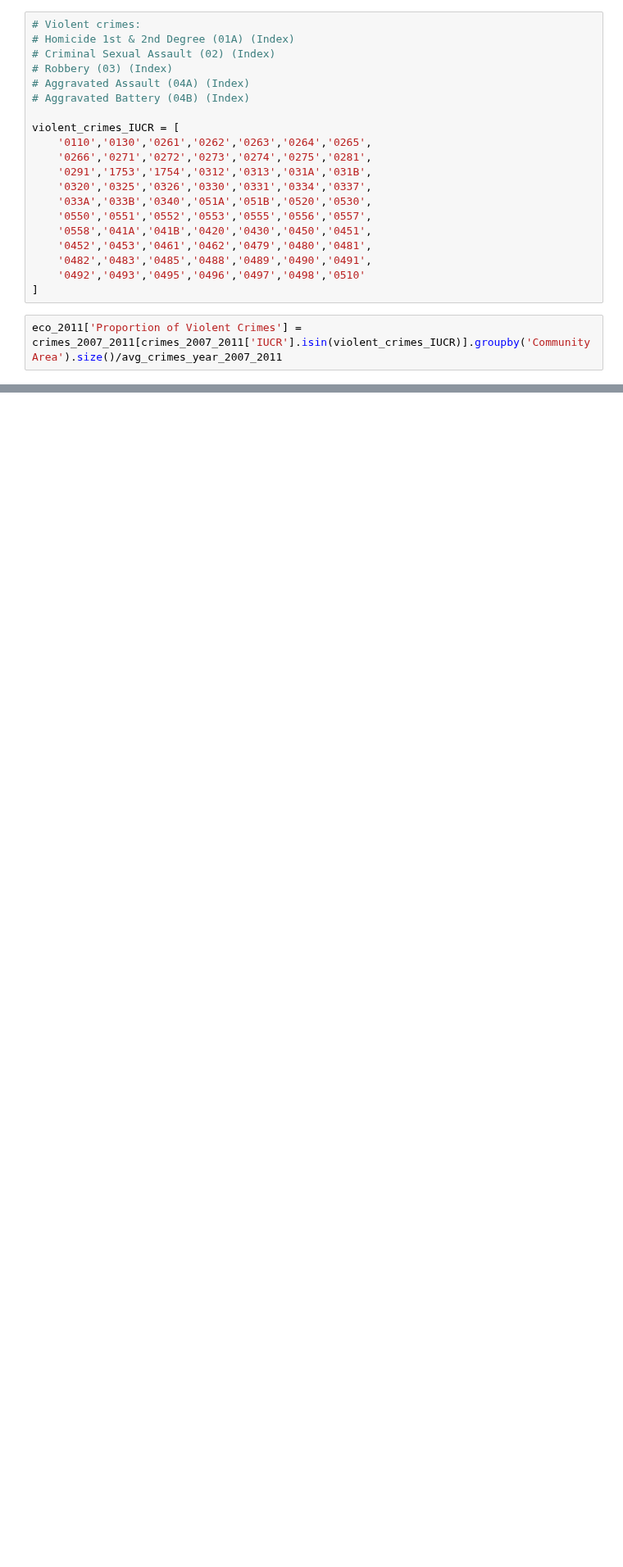
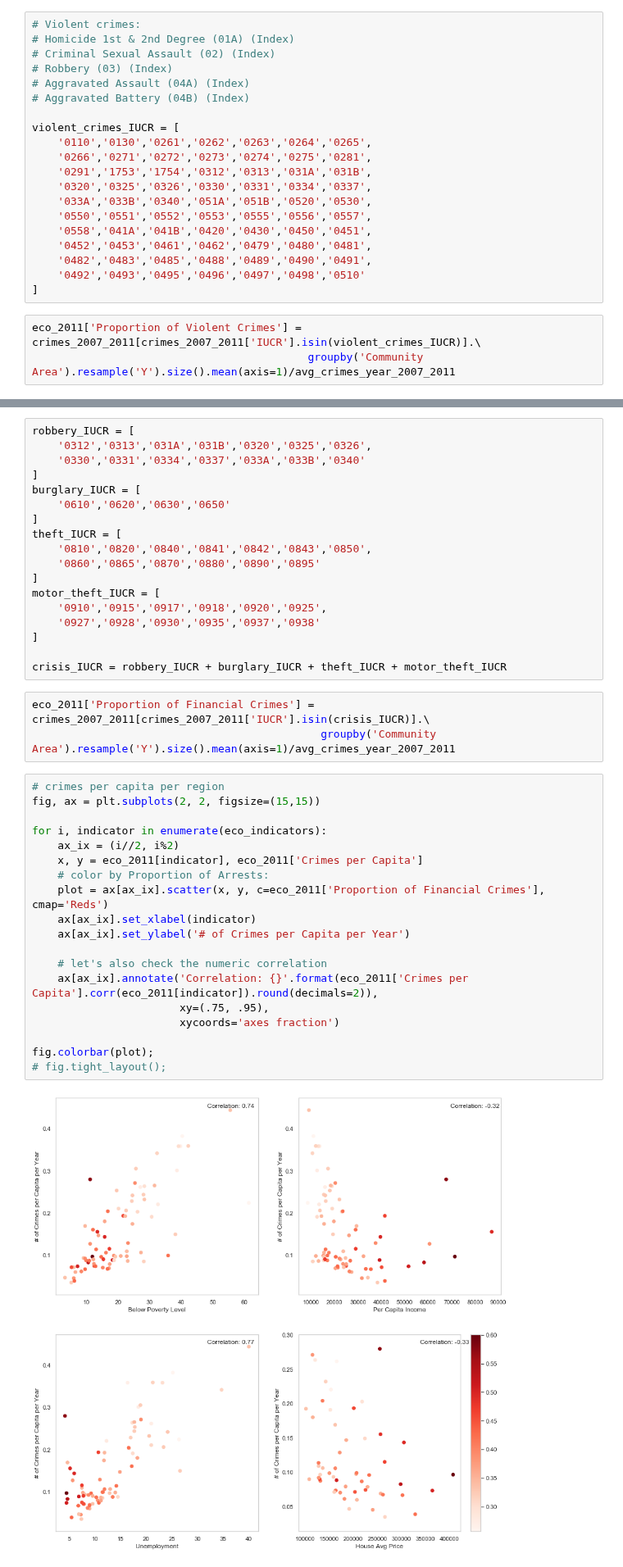
Before and after one commit to vbernardes/chicago-crime-dataviz, a Jupyter notebook: Economic Indicators.ipynb, the cells around one changed output, grey strips where cells are left out. Shown at 82% size. Cells and saved outputs as stored; diff of their text form; blank space fills up the shorter version.

Commit message:
Correct calc for violent crimes and add economic crimes

```diff
--- a/Economic Indicators.ipynb
+++ b/Economic Indicators.ipynb
@@ -248,7 +248,8 @@ violent_crimes_IUCR = [
     '0492','0493','0495','0496','0497','0498','0510'
 ]
 # %%
-eco_2011['Proportion of Violent Crimes'] = crimes_2007_2011[crimes_2007_2011['IUCR'].isin(violent_crimes_IUCR)].groupby('Community Area').size()/avg_crimes_year_2007_2011
+eco_2011['Proportion of Violent Crimes'] = crimes_2007_2011[crimes_2007_2011['IUCR'].isin(violent_crimes_IUCR)].\
+                                           groupby('Community Area').resample('Y').size().mean(axis=1)/avg_crimes_year_2007_2011
 # %%
 # crimes per capita per region
 fig, ax = plt.subplots(2, 2, figsize=(15,15))
@@ -273,3 +278,45 @@ fig.colorbar(plot);
+# %%
+robbery_IUCR = [
+    '0312','0313','031A','031B','0320','0325','0326',
+    '0330','0331','0334','0337','033A','033B','0340'
+]
+burglary_IUCR = [
+    '0610','0620','0630','0650'
+]
+theft_IUCR = [
+    '0810','0820','0840','0841','0842','0843','0850',
+    '0860','0865','0870','0880','0890','0895'
+]
+motor_theft_IUCR = [
+    '0910','0915','0917','0918','0920','0925',
+    '0927','0928','0930','0935','0937','0938'
+]
+
+crisis_IUCR = robbery_IUCR + burglary_IUCR + theft_IUCR + motor_theft_IUCR
+# %%
+eco_2011['Proportion of Financial Crimes'] = crimes_2007_2011[crimes_2007_2011['IUCR'].isin(crisis_IUCR)].\
+                                             groupby('Community Area').resample('Y').size().mean(axis=1)/avg_crimes_year_2007_2011
+# %%
+# crimes per capita per region
+fig, ax = plt.subplots(2, 2, figsize=(15,15))
+
+for i, indicator in enumerate(eco_indicators):
+    ax_ix = (i//2, i%2)
+    x, y = eco_2011[indicator], eco_2011['Crimes per Capita']
+    # color by Proportion of Arrests:
+    plot = ax[ax_ix].scatter(x, y, c=eco_2011['Proportion of Financial Crimes'], cmap='Reds')
+    ax[ax_ix].set_xlabel(indicator)
+    ax[ax_ix].set_ylabel('# of Crimes per Capita per Year')
+
+    # let's also check the numeric correlation
+    ax[ax_ix].annotate('Correlation: {}'.format(eco_2011['Crimes per Capita'].corr(eco_2011[indicator]).round(decimals=2)),
+                       xy=(.75, .95),
+                       xycoords='axes fraction')
+
+fig.colorbar(plot);
+# fig.tight_layout();
+# %% [output]
+[figure, added]
 # %% [markdown]
 ## Export data
 # %%
```
Also changed, not shown: parts of 2 cells of this notebook.
